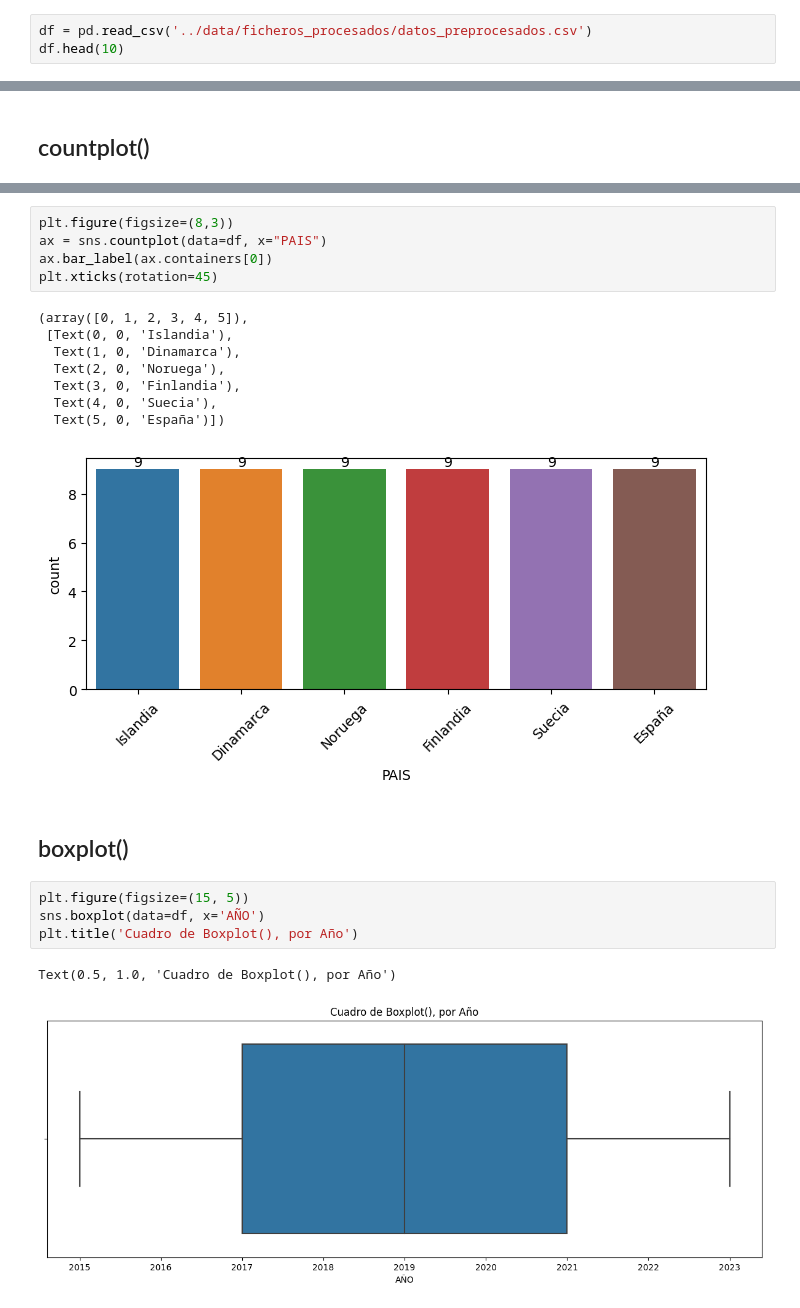
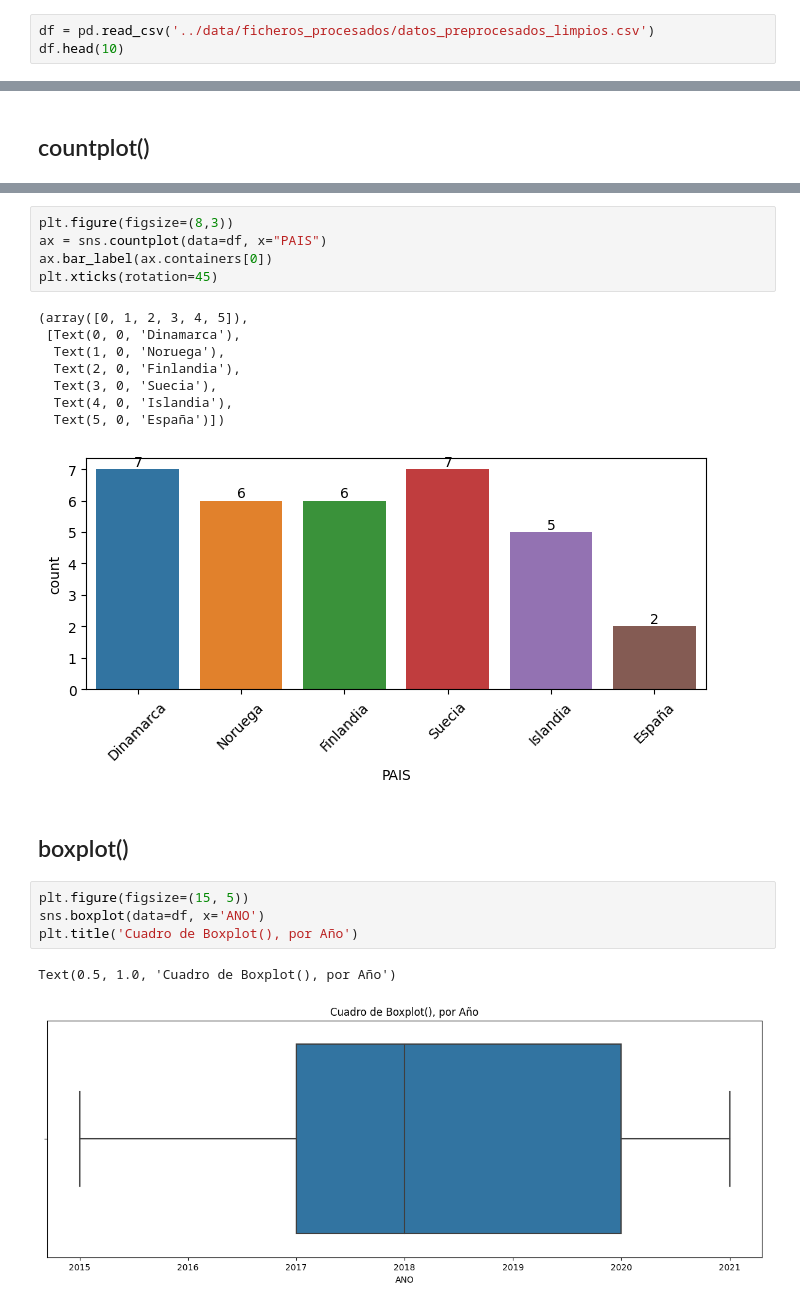
Before and after one commit to G6felicidad/Proyecto_Felicidad_Calidad_Vida, a Jupyter notebook: notebooks/3.1-analisis_univariante.ipynb, the cells around one changed output, grey strips where cells are left out. Drawn from its saved outputs; the diff is of its cells as text.

Commit message:
lectura desde del CSV datos_preprocesados_limpios

```diff
--- a/notebooks/3.1-analisis_univariante.ipynb
+++ b/notebooks/3.1-analisis_univariante.ipynb
@@ -28,6 +28,6 @@ import pandas as pd
 import matplotlib.pyplot as plt
 import seaborn as sns
 # %%
-df = pd.read_csv('../data/ficheros_procesados/datos_preprocesados.csv')
+df = pd.read_csv('../data/ficheros_procesados/datos_preprocesados_limpios.csv')
 df.head(10)
 # %% [output]
@@ -226,22 +234,22 @@ ax.bar_label(ax.containers[0])
 plt.xticks(rotation=45)
 # %% [output]
 (array([0, 1, 2, 3, 4, 5]),
- [Text(0, 0, 'Islandia'),
-  Text(1, 0, 'Dinamarca'),
-  Text(2, 0, 'Noruega'),
-  Text(3, 0, 'Finlandia'),
-  Text(4, 0, 'Suecia'),
+ [Text(0, 0, 'Dinamarca'),
+  Text(1, 0, 'Noruega'),
+  Text(2, 0, 'Finlandia'),
+  Text(3, 0, 'Suecia'),
+  Text(4, 0, 'Islandia'),
   Text(5, 0, 'España')])
-[figure, old version]
+[figure, new version]
 # %% [markdown]
 ## boxplot()
 # %%
 plt.figure(figsize=(15, 5))
-sns.boxplot(data=df, x='AÑO')
+sns.boxplot(data=df, x='ANO')
 plt.title('Cuadro de Boxplot(), por Año')
 # %% [output]
 Text(0.5, 1.0, 'Cuadro de Boxplot(), por Año')
-[figure, old version]
+[figure, new version]
 # %%
 
 sns.boxplot(data=df,x='PAIS', y='GENEROSIDAD')
```
Also changed, not shown: parts of 16 cells of this notebook, 1 other file.
